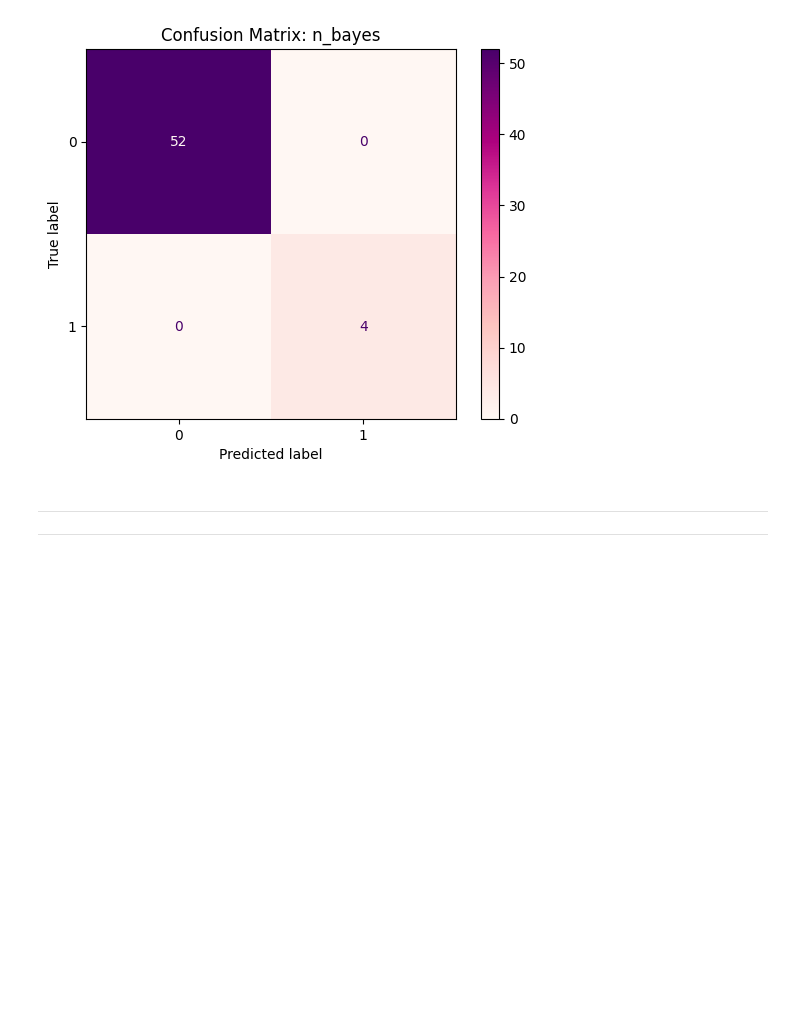
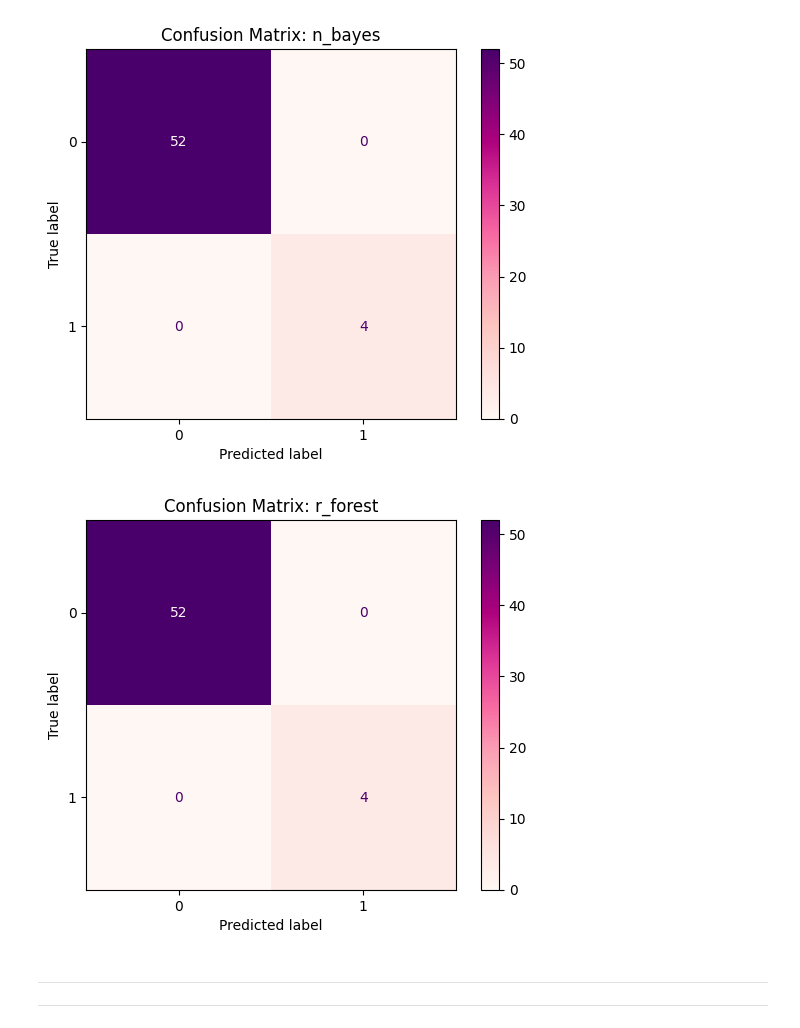
Before and after one commit to CS-Edwards/ml_final, a Jupyter notebook: C_Edwards_Data_Drag_final_project.ipynb, the cells around one changed output. Cells and saved outputs as stored; diff of their text form; code cells hidden in the pictures; blank space fills up the shorter version.

```diff
--- a/C_Edwards_Data_Drag_final_project.ipynb
+++ b/C_Edwards_Data_Drag_final_project.ipynb
@@ -287,6 +287,14 @@ plt.title(f'Confusion Matrix: {key}')
 plt.show()
 # %% [output]
 [figure]
+# %%
+key = 'r_forest'
+disp = ConfusionMatrixDisplay(confusion_matrix=confusion_matrix_dict[key])
+disp.plot(cmap =plt.cm.RdPu )
+plt.title(f'Confusion Matrix: {key}')
+plt.show()
+# %% [output]
+[figure, added]
 # %% [markdown]
 
 
```
Also changed, not shown: parts of 12 cells of this notebook.
